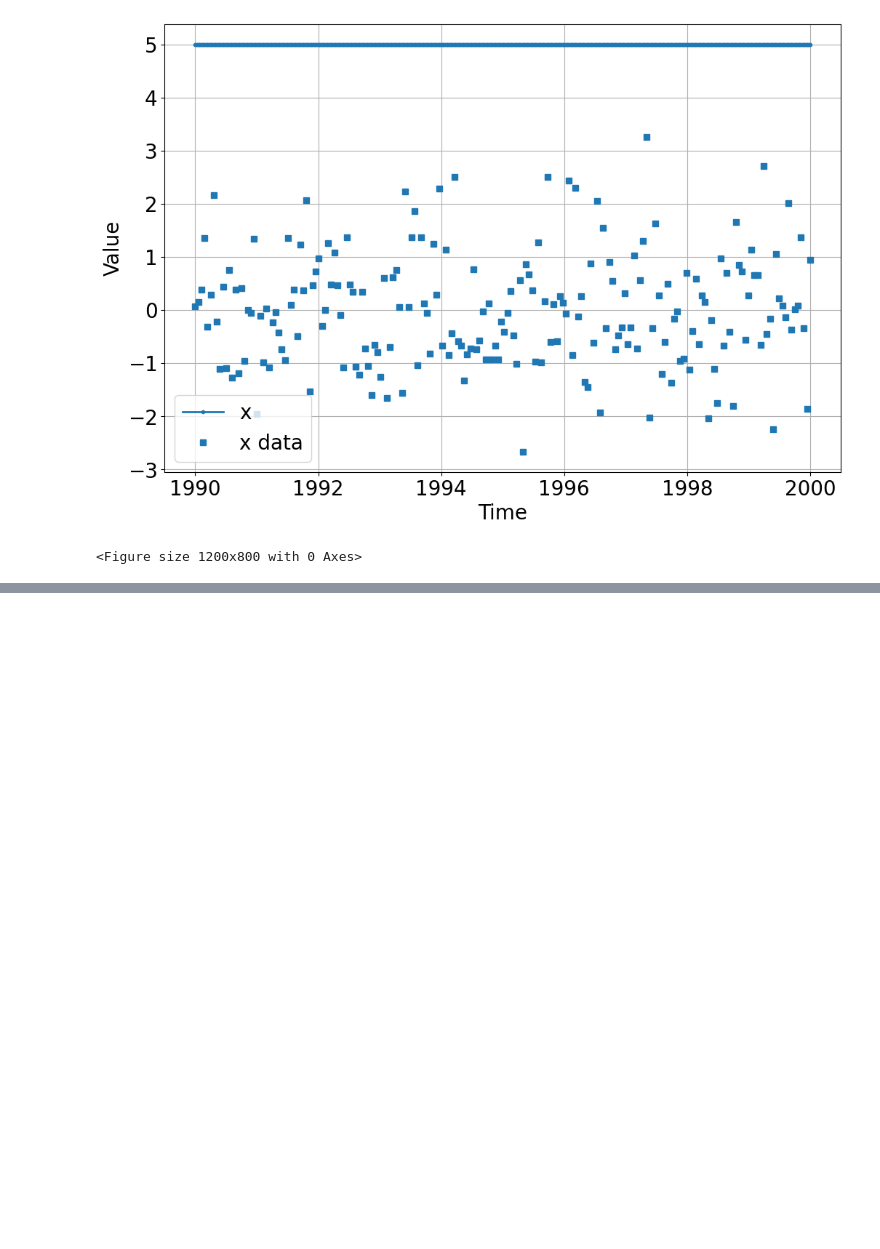
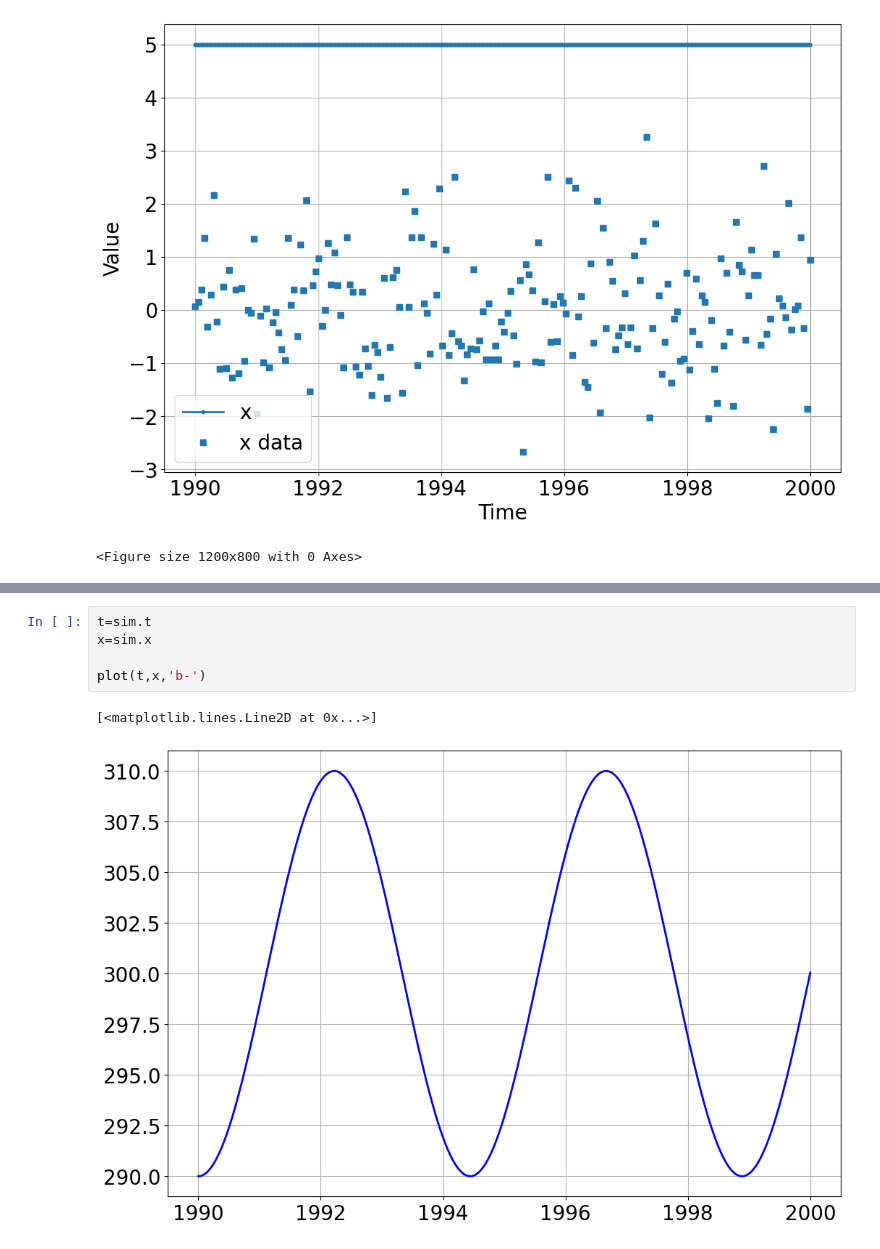
Before and after one commit to bblais/Computer-Programming-for-the-Sciences-Spring-2023, a Jupyter notebook: Sprint #2 - Dynamical Systems and Parameters/2023-03-02 - Class.ipynb, the cells around one changed output, grey strips where cells are left out. Cells and saved outputs as stored; diff of their text form; blank space fills up the shorter version.

```diff
--- a/Sprint #2 - Dynamical Systems and Parameters/2023-03-02 - Class.ipynb
+++ b/Sprint #2 - Dynamical Systems and Parameters/2023-03-02 - Class.ipynb
@@ -56,0 +70,8 @@ sim.run(1990,2000)
+# %%
+t=sim.t
+x=sim.x
+
+plot(t,x,'b-')
+# %% [output]
+[<matplotlib.lines.Line2D at 0x...>]
+[figure, added]
```
Also changed, not shown: parts of 7 cells of this notebook, 3 other files.
